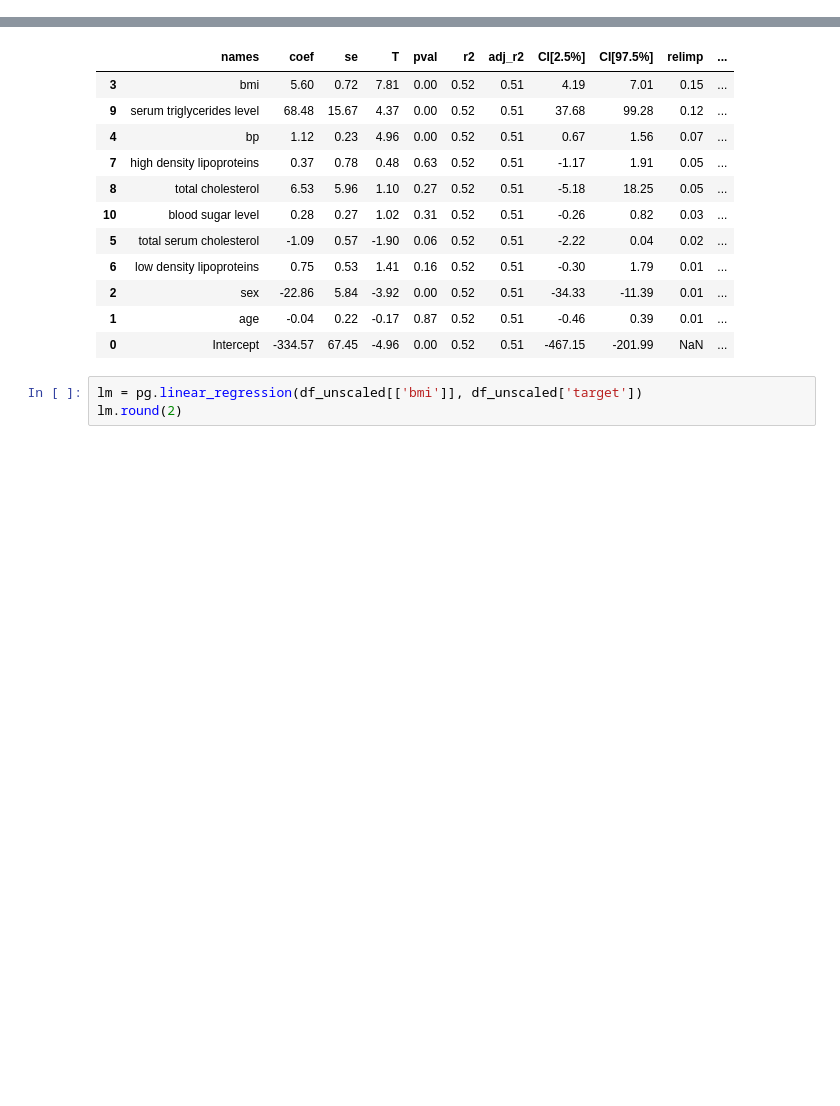
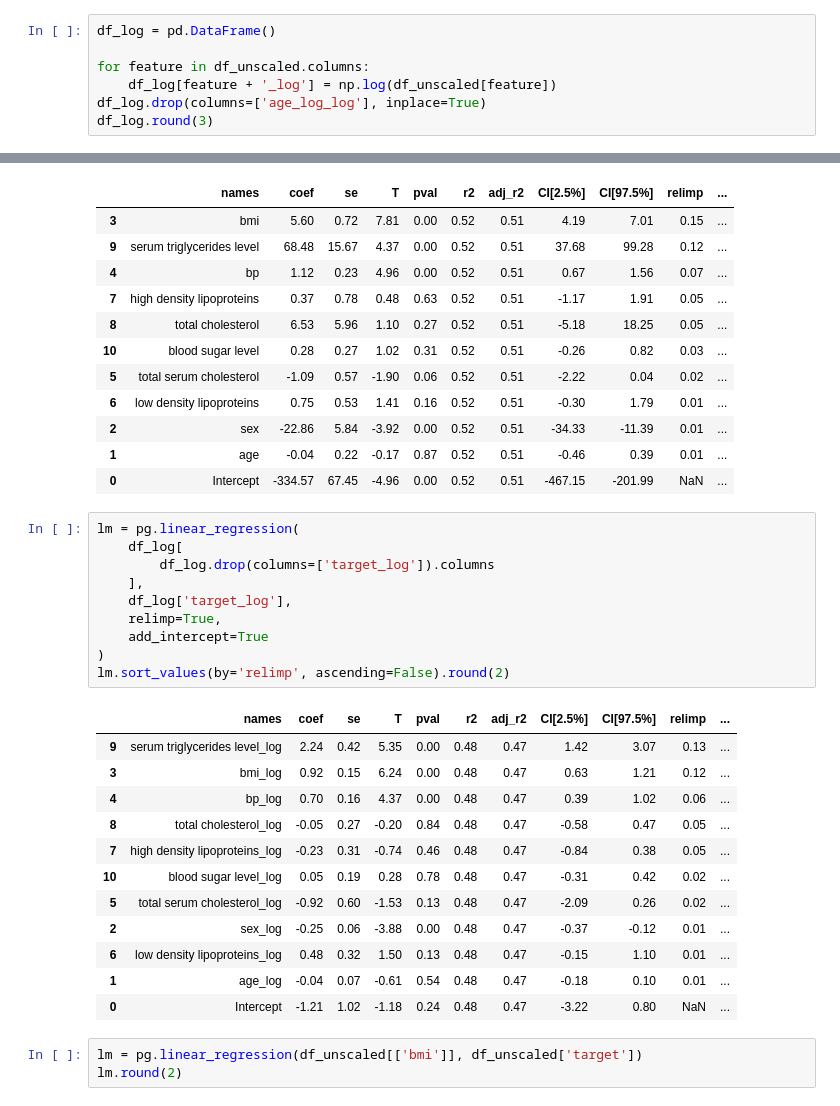
Before and after one commit to mglissmann/09_17_2024, a Jupyter notebook: diabetes_progression.ipynb, the cells around one changed output, grey strips where cells are left out. Drawn from its saved outputs; the diff is of its cells as text; blank space fills up the shorter version.

```diff
--- a/diabetes_progression.ipynb
+++ b/diabetes_progression.ipynb
@@ -195,0 +213,7 @@ plt.show()
+# %%
+df_log = pd.DataFrame()
+
+for feature in df_unscaled.columns:
+    df_log[feature + '_log'] = np.log(df_unscaled[feature])
+df_log.drop(columns=['age_log_log'], inplace=True)
+df_log.round(3)
@@ -305,6 +358,29 @@ lm.sort_values(by='relimp', ascending=False).round(2)
 | 2 | sex | -22.86 | 5.84 | -3.92 | 0.00 | 0.52 | 0.51 | -34.33 | -11.39 | 0.01 | ... |
 | 1 | age | -0.04 | 0.22 | -0.17 | 0.87 | 0.52 | 0.51 | -0.46 | 0.39 | 0.01 | ... |
 | 0 | Intercept | -334.57 | 67.45 | -4.96 | 0.00 | 0.52 | 0.51 | -467.15 | -201.99 | NaN | ... |
+# %%
+lm = pg.linear_regression(
+    df_log[
+        df_log.drop(columns=['target_log']).columns
+    ],
+    df_log['target_log'],
+    relimp=True,
+    add_intercept=True
+)
+lm.sort_values(by='relimp', ascending=False).round(2)
+# %% [output]
+|  | names | coef | se | T | pval | r2 | adj_r2 | CI[2.5%] | CI[97.5%] | relimp | ... |
+| 9 | serum triglycerides level_log | 2.24 | 0.42 | 5.35 | 0.00 | 0.48 | 0.47 | 1.42 | 3.07 | 0.13 | ... |
+| 3 | bmi_log | 0.92 | 0.15 | 6.24 | 0.00 | 0.48 | 0.47 | 0.63 | 1.21 | 0.12 | ... |
+| 4 | bp_log | 0.70 | 0.16 | 4.37 | 0.00 | 0.48 | 0.47 | 0.39 | 1.02 | 0.06 | ... |
+| 8 | total cholesterol_log | -0.05 | 0.27 | -0.20 | 0.84 | 0.48 | 0.47 | -0.58 | 0.47 | 0.05 | ... |
+| 7 | high density lipoproteins_log | -0.23 | 0.31 | -0.74 | 0.46 | 0.48 | 0.47 | -0.84 | 0.38 | 0.05 | ... |
+| 10 | blood sugar level_log | 0.05 | 0.19 | 0.28 | 0.78 | 0.48 | 0.47 | -0.31 | 0.42 | 0.02 | ... |
+| 5 | total serum cholesterol_log | -0.92 | 0.60 | -1.53 | 0.13 | 0.48 | 0.47 | -2.09 | 0.26 | 0.02 | ... |
+| 2 | sex_log | -0.25 | 0.06 | -3.88 | 0.00 | 0.48 | 0.47 | -0.37 | -0.12 | 0.01 | ... |
+| 6 | low density lipoproteins_log | 0.48 | 0.32 | 1.50 | 0.13 | 0.48 | 0.47 | -0.15 | 1.10 | 0.01 | ... |
+| 1 | age_log | -0.04 | 0.07 | -0.61 | 0.54 | 0.48 | 0.47 | -0.18 | 0.10 | 0.01 | ... |
+| 0 | Intercept | -1.21 | 1.02 | -1.18 | 0.24 | 0.48 | 0.47 | -3.22 | 0.80 | NaN | ... |
 # %%
 lm = pg.linear_regression(df_unscaled[['bmi']], df_unscaled['target'])
 lm.round(2)
```
Also changed, not shown: parts of 9 cells of this notebook.
